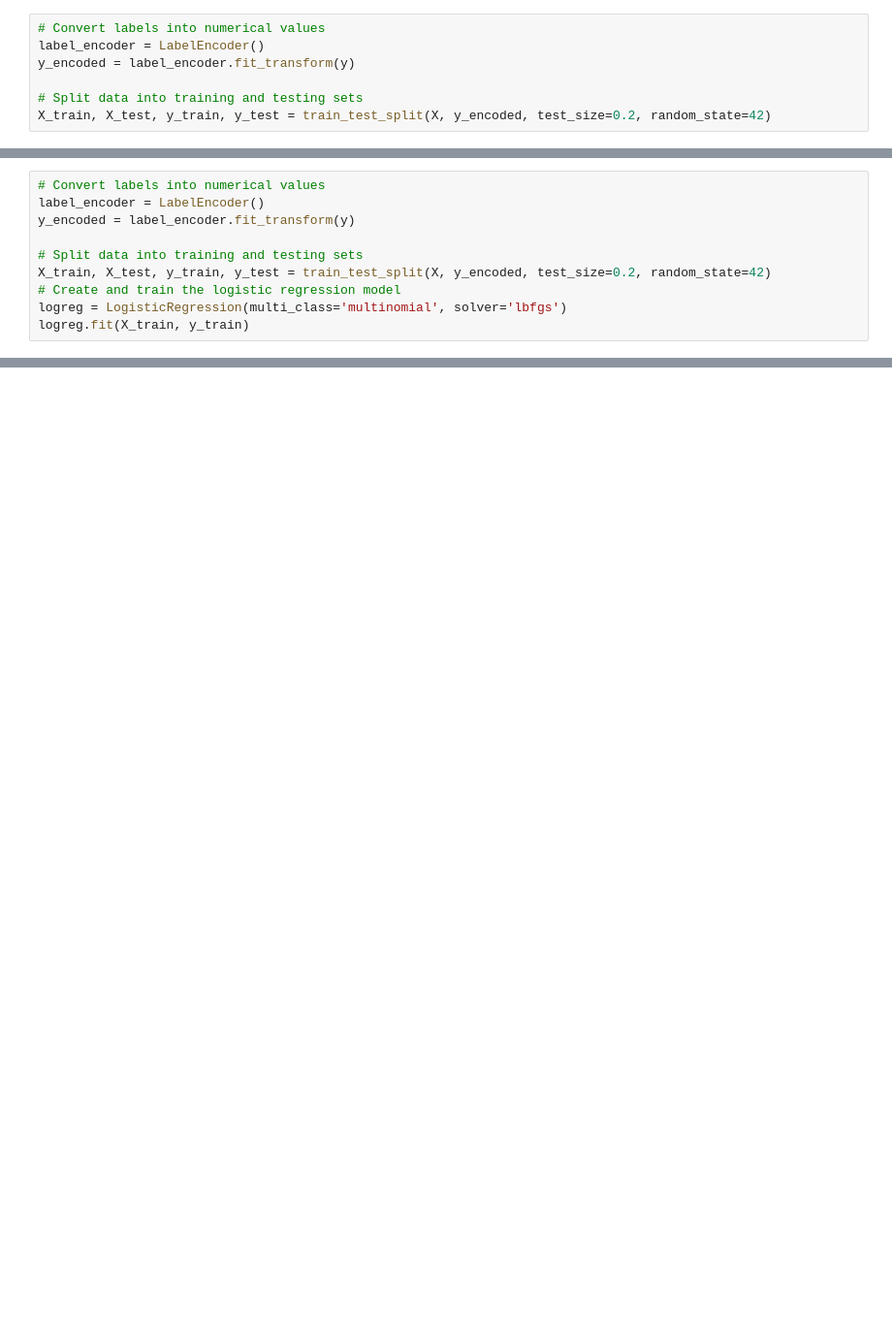
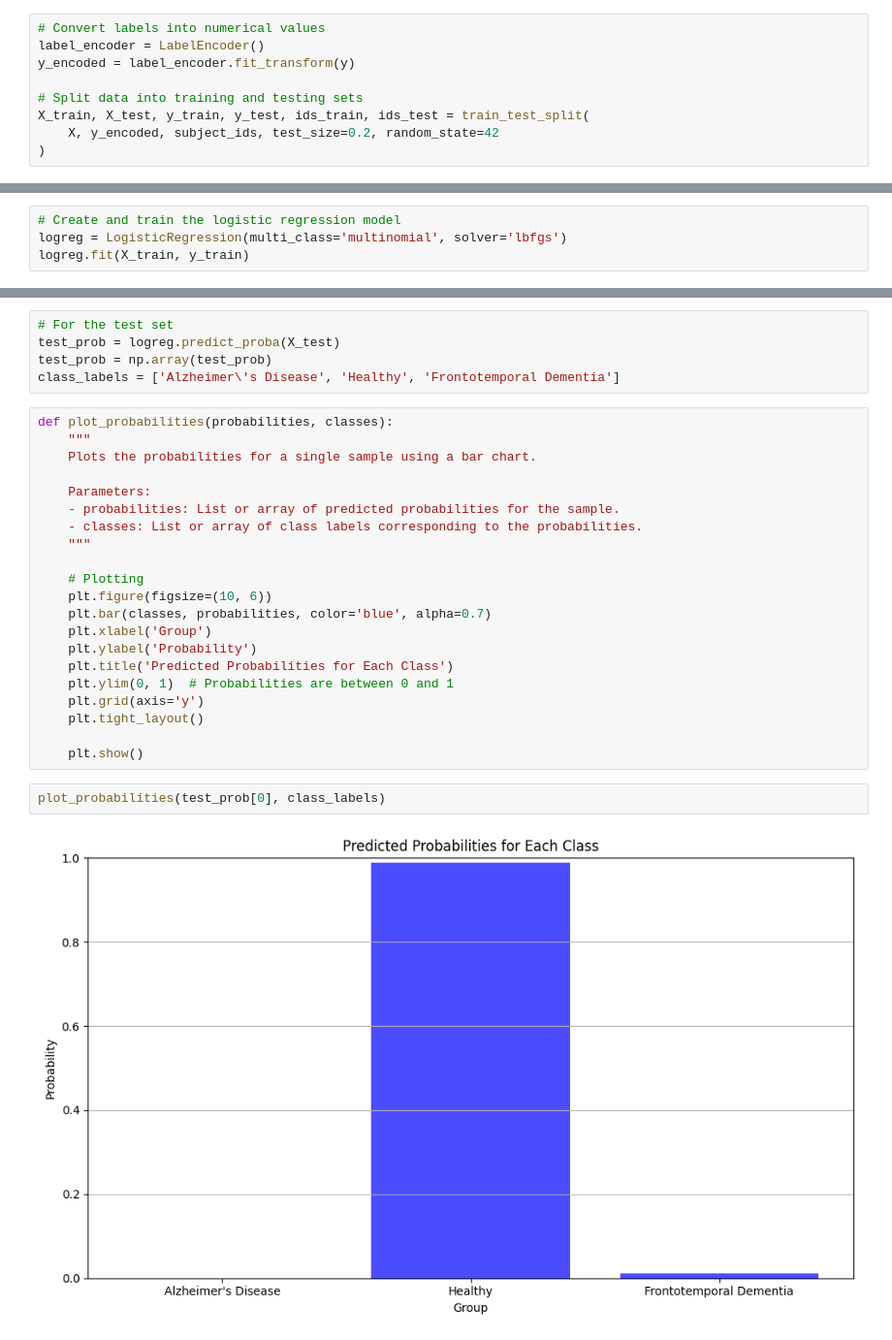
Before and after one commit to william2952/app_challenge, a Jupyter notebook: lr_model.ipynb, the cells around one changed output, grey strips where cells are left out. Shown: that part at 97% size. Drawn from its saved outputs; the diff is of its cells as text; blank space fills up the shorter version.

```diff
--- a/lr_model.ipynb
+++ b/lr_model.ipynb
@@ -33,4 +31,6 @@ label_encoder = LabelEncoder()
 y_encoded = label_encoder.fit_transform(y)
 
 # Split data into training and testing sets
-X_train, X_test, y_train, y_test = train_test_split(X, y_encoded, test_size=0.2, random_state=42)
+X_train, X_test, y_train, y_test, ids_train, ids_test = train_test_split(
+    X, y_encoded, subject_ids, test_size=0.2, random_state=42
+)
@@ -39,10 +37,4 @@ NameError: name 'y' is not defined
 # %%
-# Convert labels into numerical values
-label_encoder = LabelEncoder()
-y_encoded = label_encoder.fit_transform(y)
-
-# Split data into training and testing sets
-X_train, X_test, y_train, y_test = train_test_split(X, y_encoded, test_size=0.2, random_state=42)
 # Create and train the logistic regression model
 logreg = LogisticRegression(multi_class='multinomial', solver='lbfgs')
 logreg.fit(X_train, y_train)
@@ -94,0 +94,30 @@ NameError: name 'color_map' is not defined
+# %%
+# For the test set
+test_prob = logreg.predict_proba(X_test)
+test_prob = np.array(test_prob)
+class_labels = ['Alzheimer\'s Disease', 'Healthy', 'Frontotemporal Dementia']
+# %%
+def plot_probabilities(probabilities, classes):
+    """
+    Plots the probabilities for a single sample using a bar chart.
+
+    Parameters:
+    - probabilities: List or array of predicted probabilities for the sample.
+    - classes: List or array of class labels corresponding to the probabilities.
+    """
+
+    # Plotting
+    plt.figure(figsize=(10, 6))
+    plt.bar(classes, probabilities, color='blue', alpha=0.7)
+    plt.xlabel('Group')
+    plt.ylabel('Probability')
+    plt.title('Predicted Probabilities for Each Class')
+    plt.ylim(0, 1)  # Probabilities are between 0 and 1
+    plt.grid(axis='y')
+    plt.tight_layout()
+
+    plt.show()
+# %%
+plot_probabilities(test_prob[0], class_labels)
+# %% [output]
+[figure, added]
```
Also changed, not shown: parts of 11 cells of this notebook.
